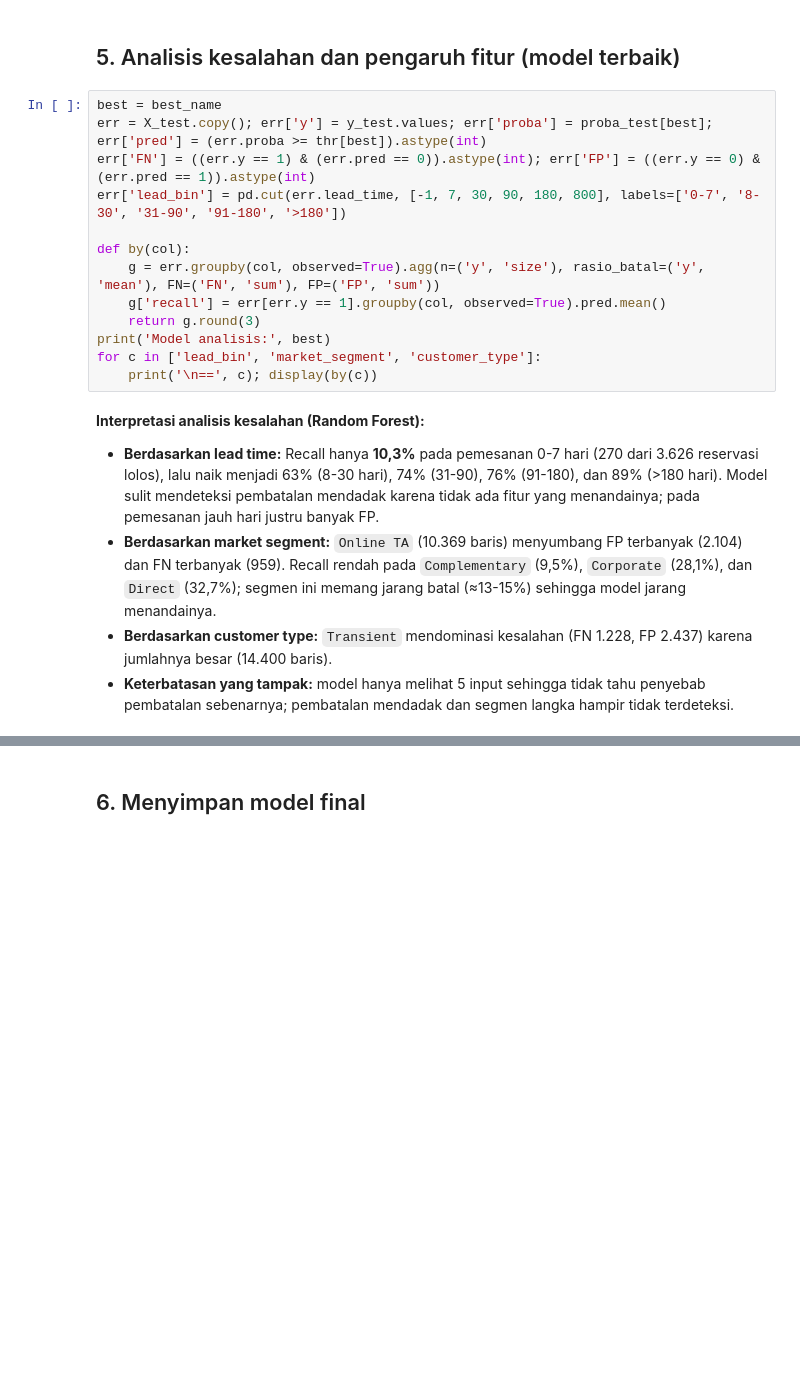
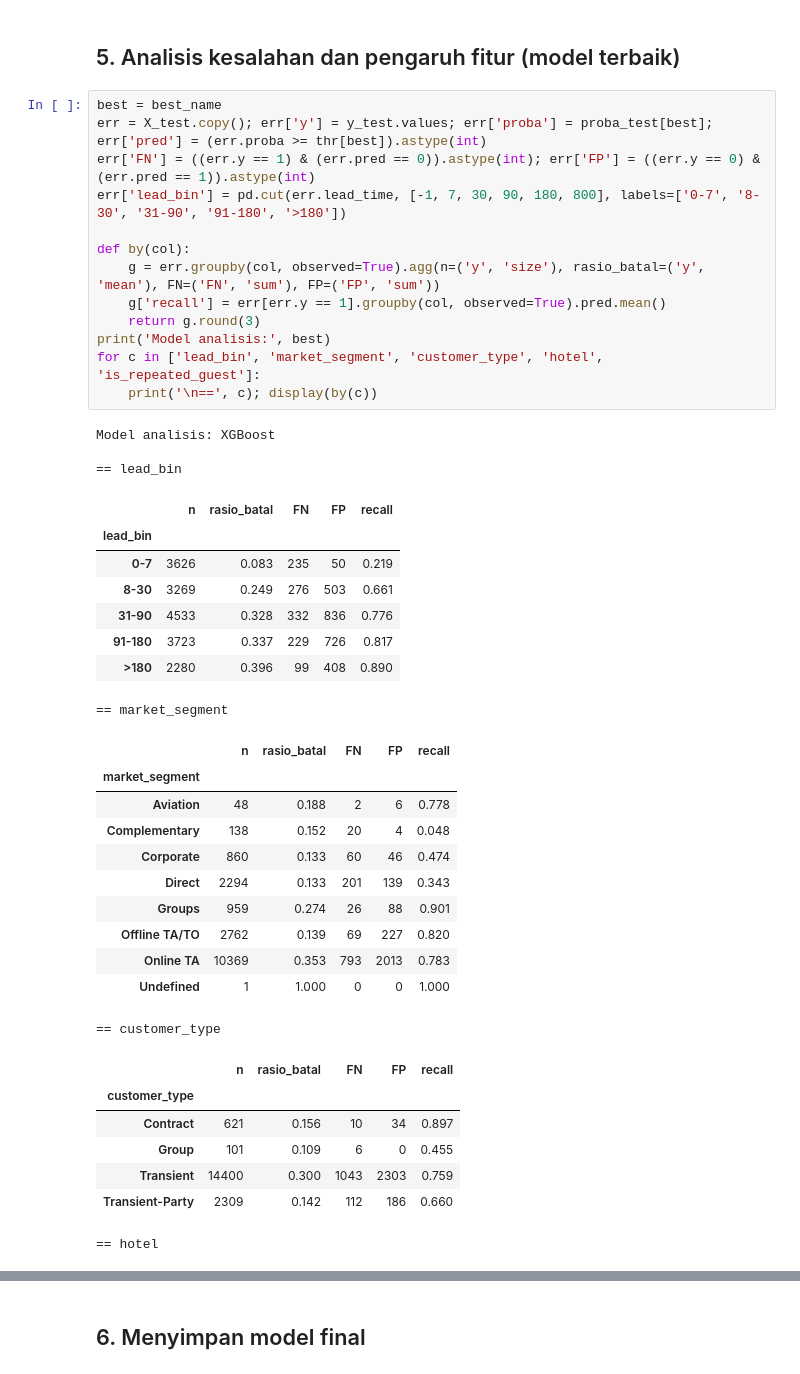
Before and after one commit to Narhroz/machine-learning, a Jupyter notebook: notebooks/05_model_evaluation.ipynb, the cells around one changed output, grey strips where cells are left out. Cells and saved outputs as stored; diff of their text form; blank space fills up the shorter version.

```diff
--- a/notebooks/05_model_evaluation.ipynb
+++ b/notebooks/05_model_evaluation.ipynb
@@ -201,21 +269,45 @@ for n in final_models:
 # %% [markdown]
 ## 5. Analisis kesalahan dan pengaruh fitur (model terbaik)
-# %%
-best = best_name
-err = X_test.copy(); err['y'] = y_test.values; err['proba'] = proba_test[best]; err['pred'] = (err.proba >= thr[best]).astype(int)
-err['FN'] = ((err.y == 1) & (err.pred == 0)).astype(int); err['FP'] = ((err.y == 0) & (err.pred == 1)).astype(int)
-err['lead_bin'] = pd.cut(err.lead_time, [-1, 7, 30, 90, 180, 800], labels=['0-7', '8-30', '31-90', '91-180', '>180'])
-
-def by(col):
-    g = err.groupby(col, observed=True).agg(n=('y', 'size'), rasio_batal=('y', 'mean'), FN=('FN', 'sum'), FP=('FP', 'sum'))
-    g['recall'] = err[err.y == 1].groupby(col, observed=True).pred.mean()
-    return g.round(3)
-print('Model analisis:', best)
-for c in ['lead_bin', 'market_segment', 'customer_type']:
-    print('\n==', c); display(by(c))
-# %% [markdown]
-**Interpretasi analisis kesalahan (Random Forest):**
-- **Berdasarkan lead time:** Recall hanya **10,3%** pada pemesanan 0-7 hari (270 dari 3.626 reservasi lolos), lalu naik menjadi 63% (8-30 hari), 74% (31-90), 76% (91-180), dan 89% (>180 hari). Model sulit mendeteksi pembatalan mendadak karena tidak ada fitur yang menandainya; pada pemesanan jauh hari justru banyak FP.
-- **Berdasarkan market segment:** `Online TA` (10.369 baris) menyumbang FP terbanyak (2.104) dan FN terbanyak (959). Recall rendah pada `Complementary` (9,5%), `Corporate` (28,1%), dan `Direct` (32,7%); segmen ini memang jarang batal (≈13-15%) sehingga model jarang menandainya.
-- **Berdasarkan customer type:** `Transient` mendominasi kesalahan (FN 1.228, FP 2.437) karena jumlahnya besar (14.400 baris).
-- **Keterbatasan yang tampak:** model hanya melihat 5 input sehingga tidak tahu penyebab pembatalan sebenarnya; pembatalan mendadak dan segmen langka hampir tidak terdeteksi.
+# %%
+best = best_name
+err = X_test.copy(); err['y'] = y_test.values; err['proba'] = proba_test[best]; err['pred'] = (err.proba >= thr[best]).astype(int)
+err['FN'] = ((err.y == 1) & (err.pred == 0)).astype(int); err['FP'] = ((err.y == 0) & (err.pred == 1)).astype(int)
+err['lead_bin'] = pd.cut(err.lead_time, [-1, 7, 30, 90, 180, 800], labels=['0-7', '8-30', '31-90', '91-180', '>180'])
+
+def by(col):
+    g = err.groupby(col, observed=True).agg(n=('y', 'size'), rasio_batal=('y', 'mean'), FN=('FN', 'sum'), FP=('FP', 'sum'))
+    g['recall'] = err[err.y == 1].groupby(col, observed=True).pred.mean()
+    return g.round(3)
+print('Model analisis:', best)
+for c in ['lead_bin', 'market_segment', 'customer_type', 'hotel', 'is_repeated_guest']:
+    print('\n==', c); display(by(c))
+# %% [output]
+Model analisis: XGBoost
+
+== lead_bin
+|  | n | rasio_batal | FN | FP | recall |
+| lead_bin |  |  |  |  |  |
+| 0-7 | 3626 | 0.083 | 235 | 50 | 0.219 |
+| 8-30 | 3269 | 0.249 | 276 | 503 | 0.661 |
+| 31-90 | 4533 | 0.328 | 332 | 836 | 0.776 |
+| 91-180 | 3723 | 0.337 | 229 | 726 | 0.817 |
+| >180 | 2280 | 0.396 | 99 | 408 | 0.890 |
+== market_segment
+|  | n | rasio_batal | FN | FP | recall |
+| market_segment |  |  |  |  |  |
+| Aviation | 48 | 0.188 | 2 | 6 | 0.778 |
+| Complementary | 138 | 0.152 | 20 | 4 | 0.048 |
+| Corporate | 860 | 0.133 | 60 | 46 | 0.474 |
+| Direct | 2294 | 0.133 | 201 | 139 | 0.343 |
+| Groups | 959 | 0.274 | 26 | 88 | 0.901 |
+| Offline TA/TO | 2762 | 0.139 | 69 | 227 | 0.820 |
+| Online TA | 10369 | 0.353 | 793 | 2013 | 0.783 |
+| Undefined | 1 | 1.000 | 0 | 0 | 1.000 |
+== customer_type
+|  | n | rasio_batal | FN | FP | recall |
+| customer_type |  |  |  |  |  |
+| Contract | 621 | 0.156 | 10 | 34 | 0.897 |
+| Group | 101 | 0.109 | 6 | 0 | 0.455 |
+| Transient | 14400 | 0.300 | 1043 | 2303 | 0.759 |
+| Transient-Party | 2309 | 0.142 | 112 | 186 | 0.660 |
+== hotel
```
Also changed, not shown: parts of 34 cells of this notebook, 31 other files.
